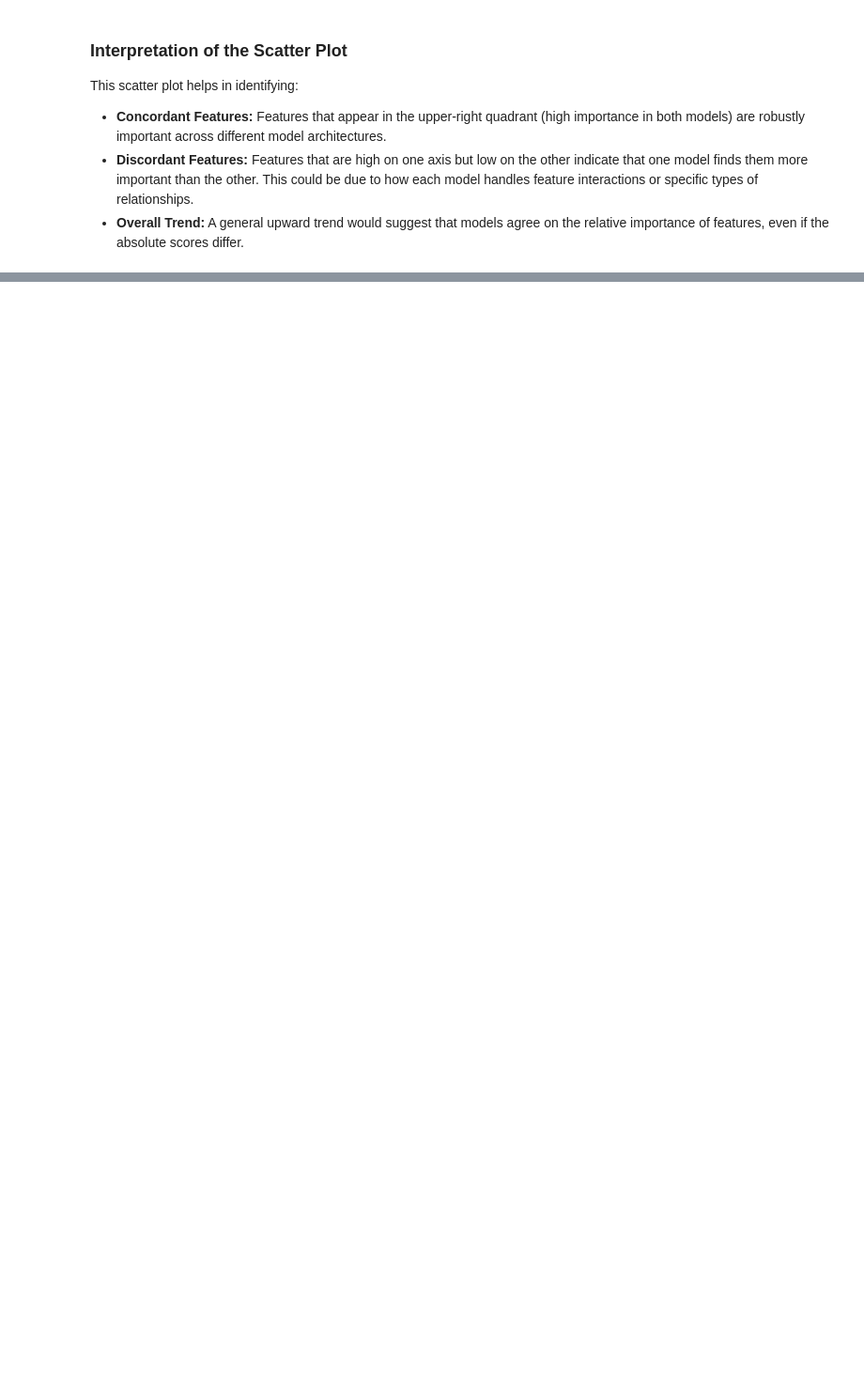
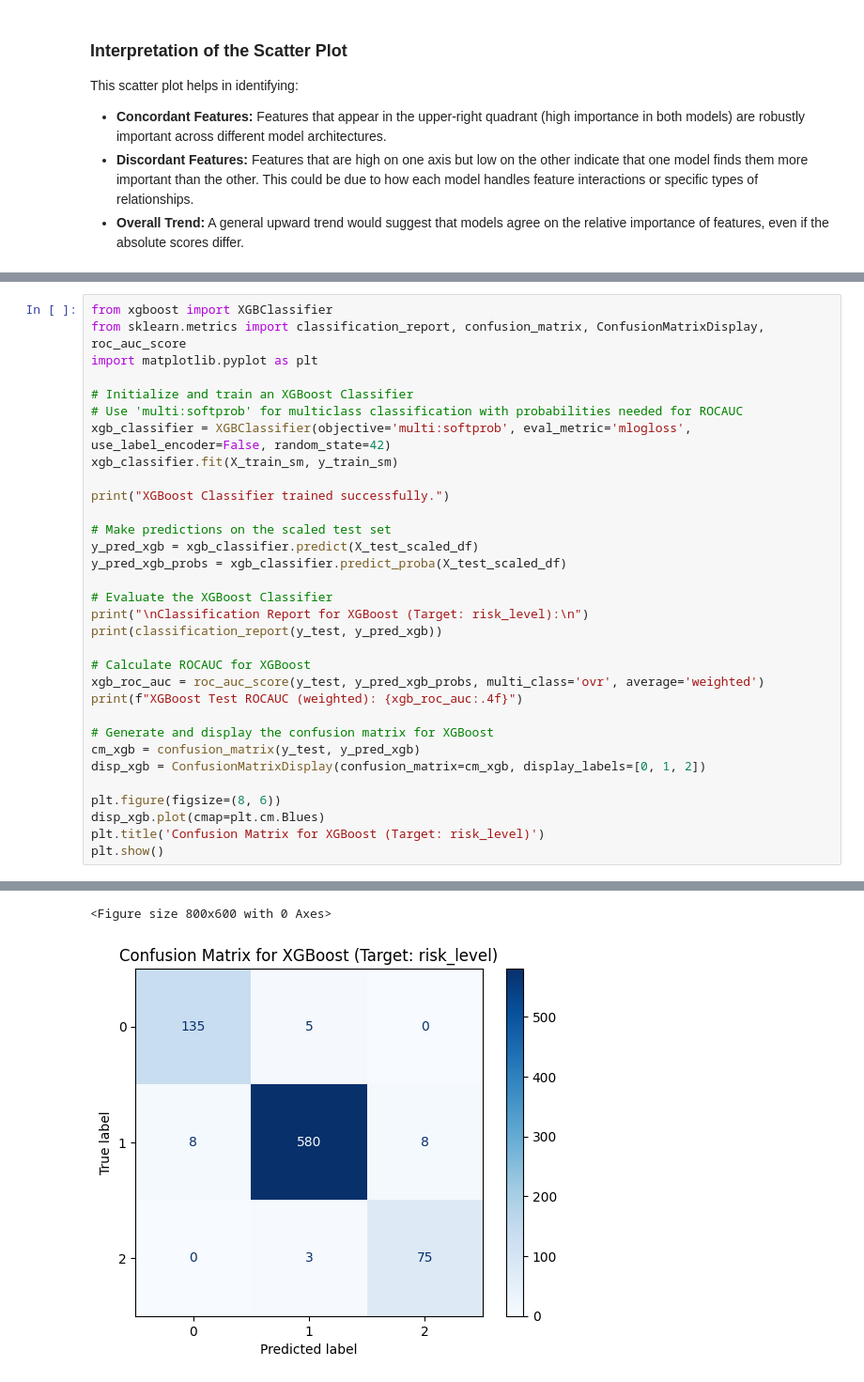
Before and after one commit to davidmothae3/caresai-test, a Jupyter notebook: Climate_Health_Risk_Kids_Under_5.ipynb, the cells around one changed output, grey strips where cells are left out. Shown at 94% size. Drawn from its saved outputs; the diff is of its cells as text; blank space fills up the shorter version.

```diff
--- a/Climate_Health_Risk_Kids_Under_5.ipynb
+++ b/Climate_Health_Risk_Kids_Under_5.ipynb
@@ -806,0 +1329,33 @@ This scatter plot helps in identifying:
+# %%
+from xgboost import XGBClassifier
+from sklearn.metrics import classification_report, confusion_matrix, ConfusionMatrixDisplay, roc_auc_score
+import matplotlib.pyplot as plt
+
+# Initialize and train an XGBoost Classifier
+# Use 'multi:softprob' for multiclass classification with probabilities needed for ROCAUC
+xgb_classifier = XGBClassifier(objective='multi:softprob', eval_metric='mlogloss', use_label_encoder=False, random_state=42)
+xgb_classifier.fit(X_train_sm, y_train_sm)
+
+print("XGBoost Classifier trained successfully.")
+
+# Make predictions on the scaled test set
+y_pred_xgb = xgb_classifier.predict(X_test_scaled_df)
+y_pred_xgb_probs = xgb_classifier.predict_proba(X_test_scaled_df)
+
+# Evaluate the XGBoost Classifier
+print("\nClassification Report for XGBoost (Target: risk_level):\n")
+print(classification_report(y_test, y_pred_xgb))
+
+# Calculate ROCAUC for XGBoost
+xgb_roc_auc = roc_auc_score(y_test, y_pred_xgb_probs, multi_class='ovr', average='weighted')
+print(f"XGBoost Test ROCAUC (weighted): {xgb_roc_auc:.4f}")
+
+# Generate and display the confusion matrix for XGBoost
+cm_xgb = confusion_matrix(y_test, y_pred_xgb)
+disp_xgb = ConfusionMatrixDisplay(confusion_matrix=cm_xgb, display_labels=[0, 1, 2])
+
+plt.figure(figsize=(8, 6))
+disp_xgb.plot(cmap=plt.cm.Blues)
+plt.title('Confusion Matrix for XGBoost (Target: risk_level)')
+plt.show()
+# %% [output]
@@ -806,0 +1377,2 @@ This scatter plot helps in identifying:
+<Figure size 800x600 with 0 Axes>
+[figure, added]
```
Also changed, not shown: parts of 33 cells of this notebook, 5 other files.
